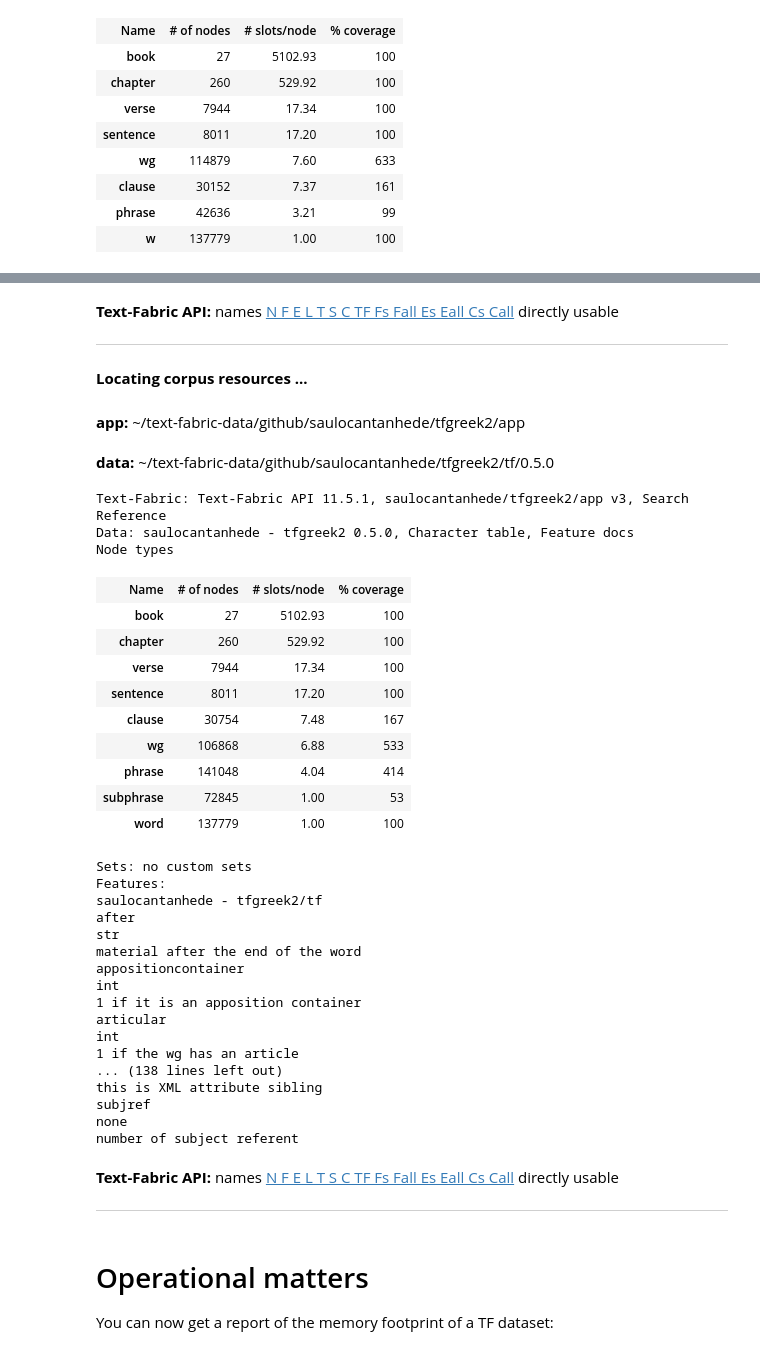
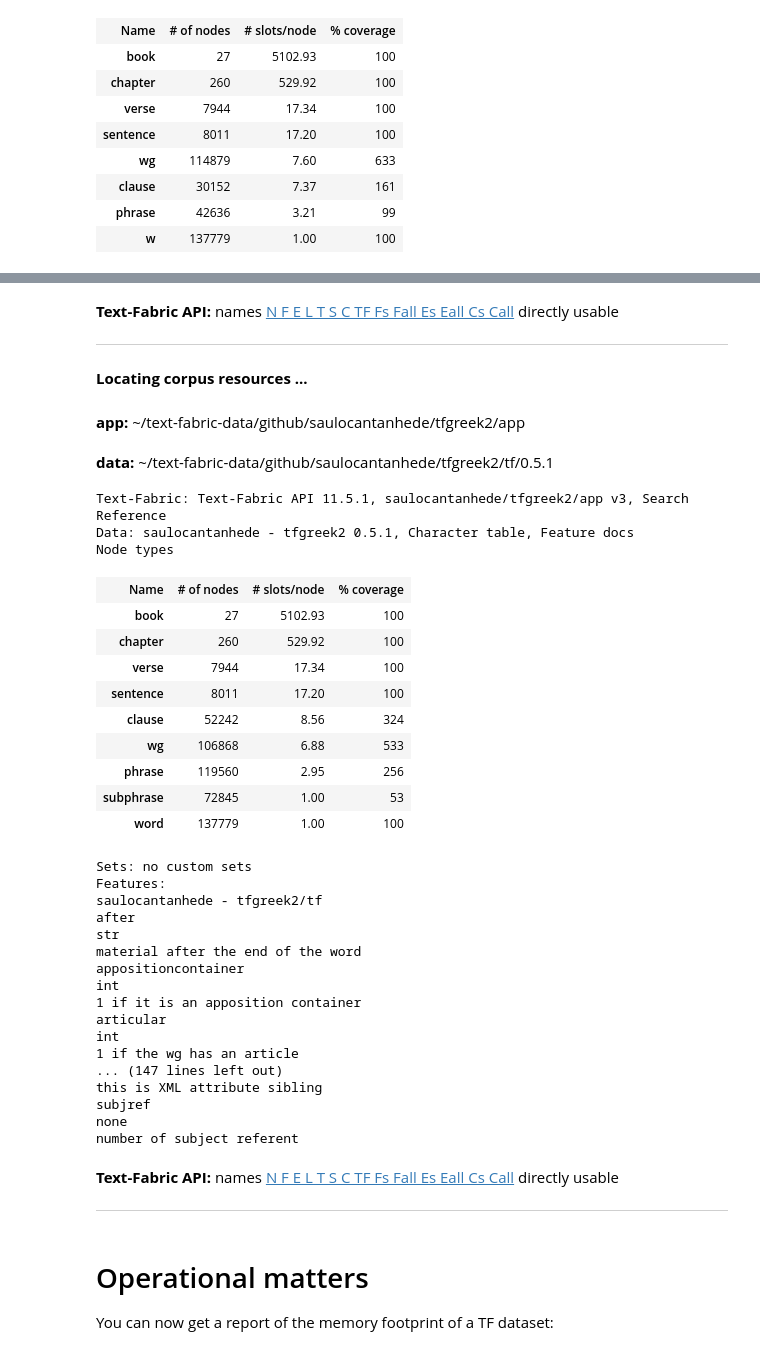
Before and after one commit to saulocantanhede/tfgreek2, a Jupyter notebook: tutorial/tutorial.ipynb, the cells around one changed output, grey strips where cells are left out. Drawn from its saved outputs; the diff is of its cells as text; code cells hidden in the pictures.

```diff
--- a/tutorial/tutorial.ipynb
+++ b/tutorial/tutorial.ipynb
@@ -13,6 +10,7 @@ The autoreload extension is already loaded. To reload it, use:
 # %%
 NA = use("ETCBC/nestle1904", hoist=globals())
-A = use("saulocantanhede/tfgreek2", version="0.5.0", hoist=globals())
+A = use("saulocantanhede/tfgreek2", version="0.5.1", hoist=globals())
+#A = use("app:~/Downloads/XML-nestle1904/programs/app", version="0.5.0", hoist=globals())
 # %% [output]
 **Locating corpus resources ...**
 app: ~/text-fabric-data/github/ETCBC/nestle1904/app
@@ -29,38 +27,38 @@ Node types
 | clause | 30152 | 7.37 | 161 |
 | phrase | 42636 | 3.21 | 99 |
 | w | 137779 | 1.00 | 100 |
 Sets: no custom sets
 Features:
 ETCBC - nestle1904/tf
 after
 str
 material after the end of the word
 appositioncontainer
 int
 1 if it is an apposition container
 articular
 int
 1 if the wg has an article
 ... (126 lines left out)
 edge between a node and its preceding sibling nodes; labelled with the distance between them
 subjref
 none
 links to the node that carries the subject
 Text-Fabric API: names N F E L T S C TF Fs Fall Es Eall Cs Call directly usable
 **Locating corpus resources ...**
 app: ~/text-fabric-data/github/saulocantanhede/tfgreek2/app
-data: ~/text-fabric-data/github/saulocantanhede/tfgreek2/tf/0.5.0
+data: ~/text-fabric-data/github/saulocantanhede/tfgreek2/tf/0.5.1
 Text-Fabric: Text-Fabric API 11.5.1, saulocantanhede/tfgreek2/app v3, Search Reference
-Data: saulocantanhede - tfgreek2 0.5.0, Character table, Feature docs
+Data: saulocantanhede - tfgreek2 0.5.1, Character table, Feature docs
 Node types
 | Name | # of nodes | # slots/node | % coverage |
 | book | 27 | 5102.93 | 100 |
 | chapter | 260 | 529.92 | 100 |
 | verse | 7944 | 17.34 | 100 |
 | sentence | 8011 | 17.20 | 100 |
-| clause | 30754 | 7.48 | 167 |
+| clause | 52242 | 8.56 | 324 |
 | wg | 106868 | 6.88 | 533 |
-| phrase | 141048 | 4.04 | 414 |
+| phrase | 119560 | 2.95 | 256 |
 | subphrase | 72845 | 1.00 | 53 |
 | word | 137779 | 1.00 | 100 |
 Sets: no custom sets
@@ -75,7 +73,7 @@ int
 articular
 int
 1 if the wg has an article
-... (138 lines left out)
+... (147 lines left out)
 this is XML attribute sibling
 subjref
 none
```
Also changed, not shown: parts of 23 cells of this notebook.
